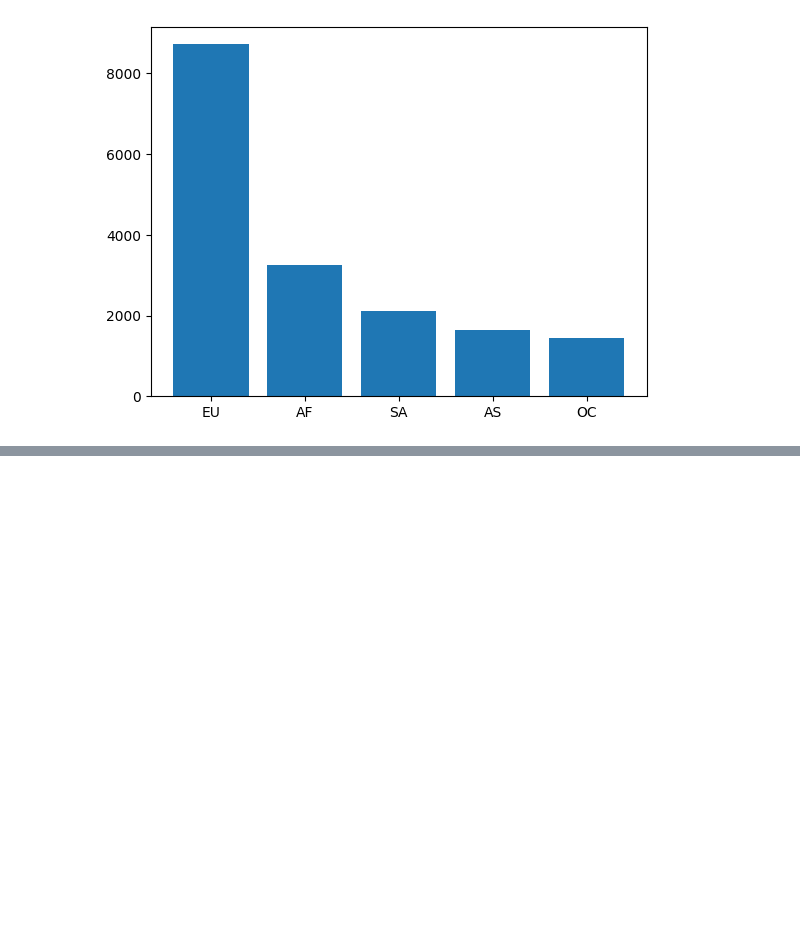
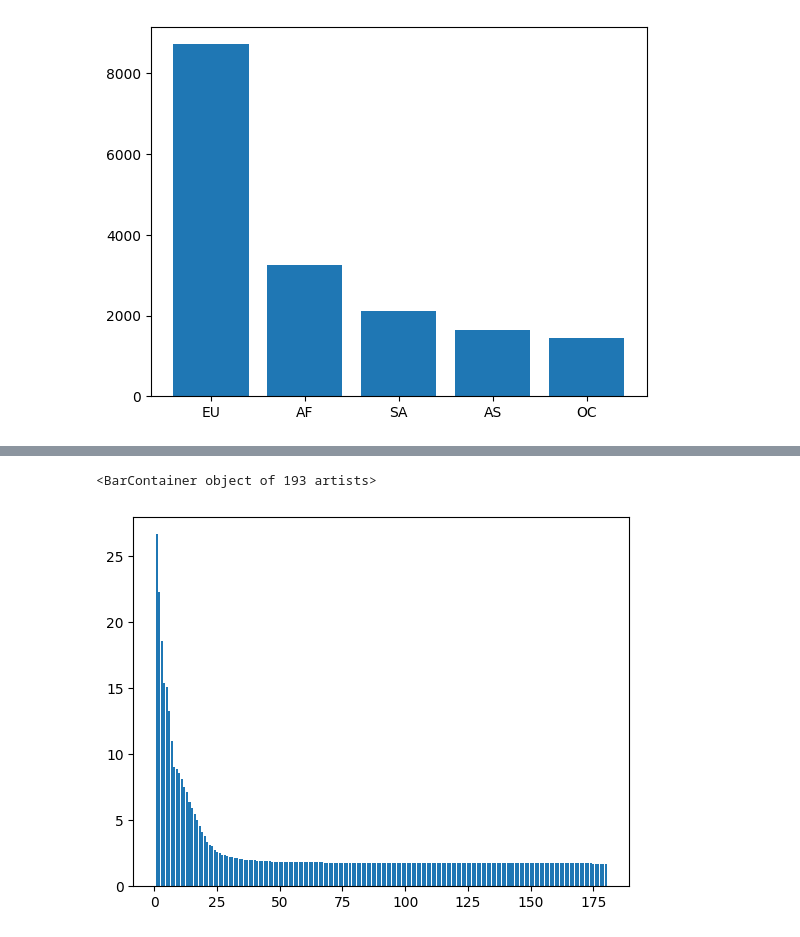
Before and after one commit to answeral/medical1, a Jupyter notebook: d0513/d0513_08.ipynb, the cells around one changed output, grey strips where cells are left out. Cells and saved outputs as stored; diff of their text form; code cells hidden in the pictures; blank space fills up the shorter version.

```diff
--- a/d0513/d0513_08.ipynb
+++ b/d0513/d0513_08.ipynb
@@ -113,0 +144,4 @@ plt.bar(x,y)
+# %%
+# 컬럼의 모든 술의 총량 total_servings
+df['total_servings'] = df['beer_servings']+df['spirit_servings']+df['wine_servings']
+df
@@ -113,0 +162,15 @@ plt.bar(x,y)
+# %%
+# 술소비량 대비 알콜비율이 어느정도 량이 되는지
+# alchol_rate 컬럼 추가해서 정렬
+df['total_litres_of_pure_alcohol']/df['total_servings']
+# 나라별로 역순 정렬
+df['alcohol_rate'] = round((df['total_litres_of_pure_alcohol']/df['total_servings'])*100,2)
+df.sort_values('alcohol_rate',ascending=False).head(20)[['country','alcohol_rate']]
+x = df.sort_values('alcohol_rate',ascending=False)['country']
+y = df.sort_values('alcohol_rate',ascending=False)['alcohol_rate']
+# %%
+x = [i+1 for i in range(len(x))]
+plt.bar(x,y)
+# %% [output]
+<BarContainer object of 193 artists>
+[figure, added]
```
Also changed, not shown: parts of 4 cells of this notebook, 14 other files.
